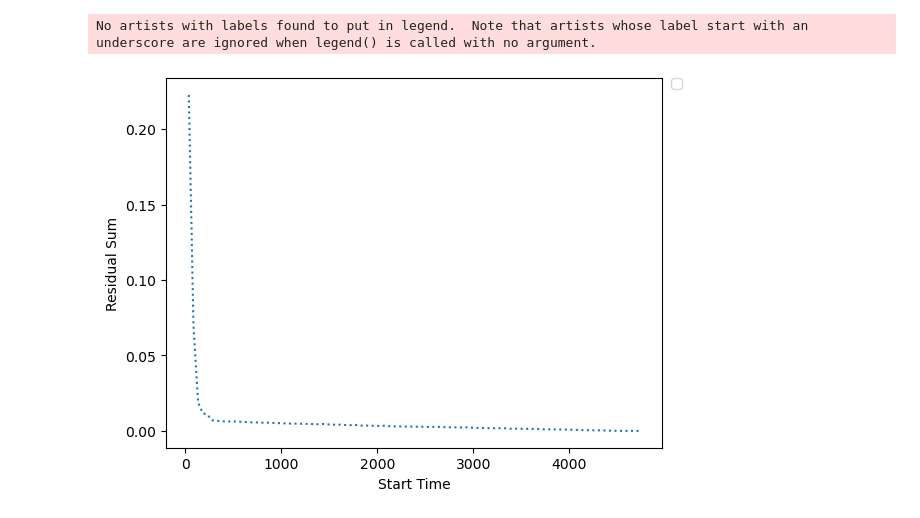
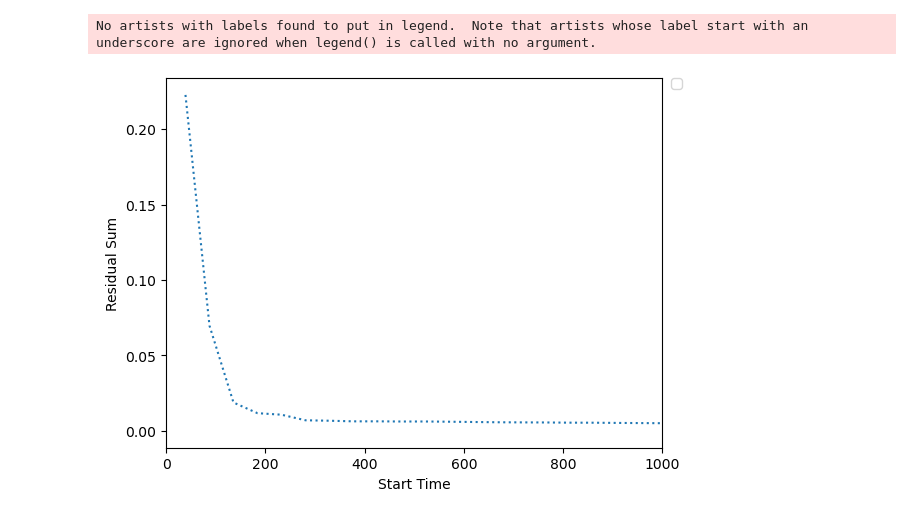
Before and after one commit to chloe-cyc/Part-II, a Jupyter notebook: MASH_optimization/data_plotting.ipynb, the cells around one changed output. Cells and saved outputs as stored; diff of their text form; code cells hidden in the pictures.

```diff
--- a/MASH_optimization/data_plotting.ipynb
+++ b/MASH_optimization/data_plotting.ipynb
@@ -56,14 +51,15 @@ residual_df = pd.read_csv(residuals_site_data_path,delimiter="\t", names = colum
 # %%
 #Plotting site data
 plt.plot(residual_df["Start Time"],residual_df["Residual"],":")
 
 plt.xlabel("Start Time")
 plt.ylabel("Residual Sum")
+plt.xlim(0,1000)
 plt.legend(bbox_to_anchor=(1.04, 1), borderaxespad=0)
 plt.show()
 # %% [output]
 No artists with labels found to put in legend.  Note that artists whose label start with an underscore are ignored when legend() is called with no argument.
-[figure, old version]
+[figure, new version]
 # %%
 #Import least squares optimized site data
 site_data_ls_path = "site_ls.dat"
```
Also changed, not shown: parts of 10 cells of this notebook, 10 other files.
